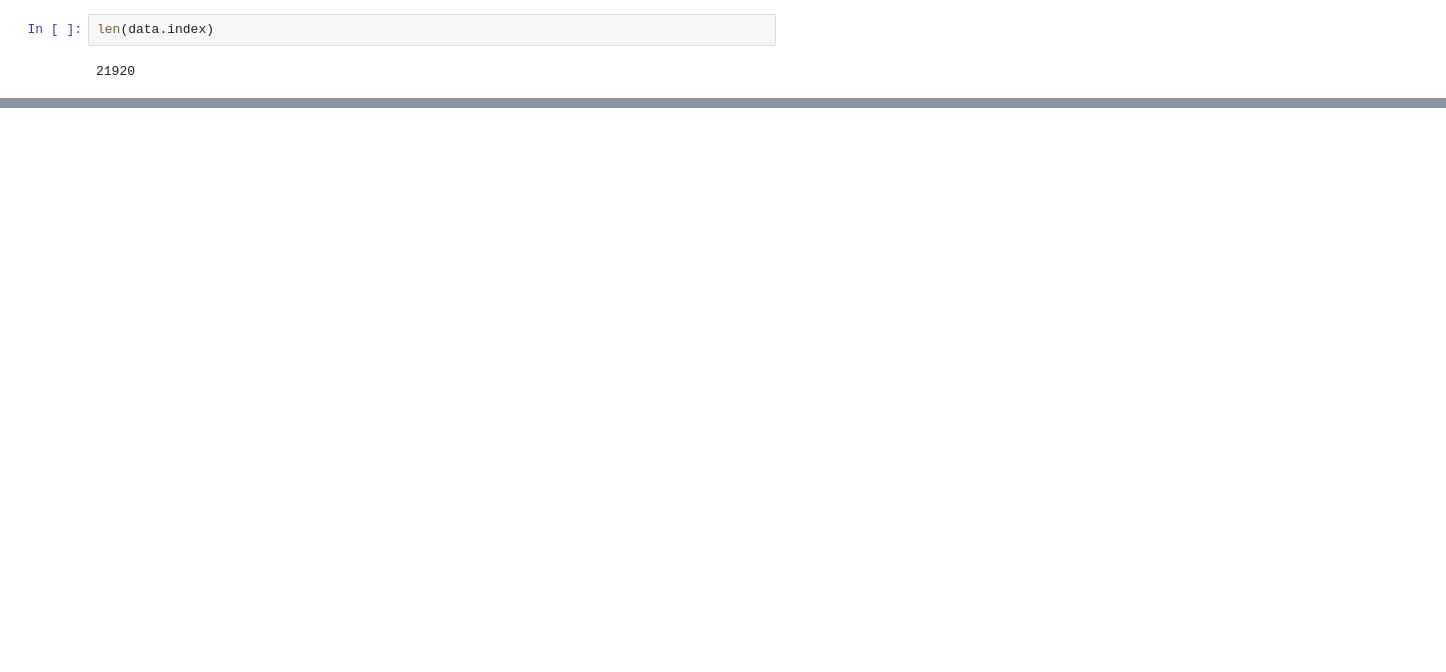
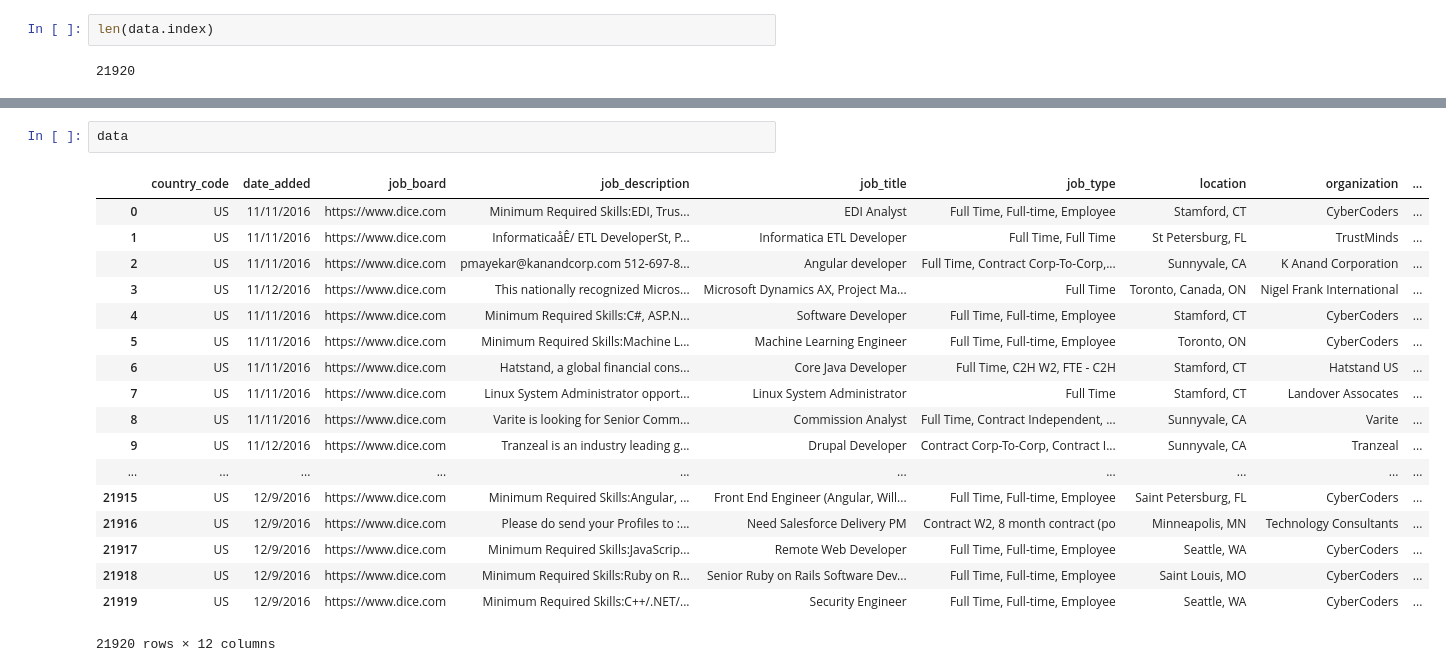
Before and after one commit to chandur626/JobPrediction, a Jupyter notebook: data_preprocess.ipynb, the cells around one changed output, grey strips where cells are left out. Saved outputs shown, nothing was run; the diff lists cells and outputs as text; blank space fills up the shorter version.

```diff
--- a/data_preprocess.ipynb
+++ b/data_preprocess.ipynb
@@ -52,0 +238,21 @@ print(skill)
+# %%
+data
+# %% [output]
+|  | country_code | date_added | job_board | job_description | job_title | job_type | location | organization | ... |
+| 0 | US | 11/11/2016 | https://www.dice.com | Minimum Required Skills:EDI, Trus... | EDI Analyst | Full Time, Full-time, Employee | Stamford, CT | CyberCoders | ... |
+| 1 | US | 11/11/2016 | https://www.dice.com | InformaticaåÊ/ ETL DeveloperSt, P... | Informatica ETL Developer | Full Time, Full Time | St Petersburg, FL | TrustMinds | ... |
+| 2 | US | 11/11/2016 | https://www.dice.com | pmayekar@kanandcorp.com 512-697-8... | Angular developer | Full Time, Contract Corp-To-Corp,... | Sunnyvale, CA | K Anand Corporation | ... |
+| 3 | US | 11/12/2016 | https://www.dice.com | This nationally recognized Micros... | Microsoft Dynamics AX, Project Ma... | Full Time | Toronto, Canada, ON | Nigel Frank International | ... |
+| 4 | US | 11/11/2016 | https://www.dice.com | Minimum Required Skills:C#, ASP.N... | Software Developer | Full Time, Full-time, Employee | Stamford, CT | CyberCoders | ... |
+| 5 | US | 11/11/2016 | https://www.dice.com | Minimum Required Skills:Machine L... | Machine Learning Engineer | Full Time, Full-time, Employee | Toronto, ON | CyberCoders | ... |
+| 6 | US | 11/11/2016 | https://www.dice.com | Hatstand, a global financial cons... | Core Java Developer | Full Time, C2H W2, FTE - C2H | Stamford, CT | Hatstand US | ... |
+| 7 | US | 11/11/2016 | https://www.dice.com | Linux System Administrator opport... | Linux System Administrator | Full Time | Stamford, CT | Landover Assocates | ... |
+| 8 | US | 11/11/2016 | https://www.dice.com | Varite is looking for Senior Comm... | Commission Analyst | Full Time, Contract Independent, ... | Sunnyvale, CA | Varite | ... |
+| 9 | US | 11/12/2016 | https://www.dice.com | Tranzeal is an industry leading g... | Drupal Developer | Contract Corp-To-Corp, Contract I... | Sunnyvale, CA | Tranzeal | ... |
+| ... | ... | ... | ... | ... | ... | ... | ... | ... | ... |
+| 21915 | US | 12/9/2016 | https://www.dice.com | Minimum Required Skills:Angular, ... | Front End Engineer (Angular, Will... | Full Time, Full-time, Employee | Saint Petersburg, FL | CyberCoders | ... |
+| 21916 | US | 12/9/2016 | https://www.dice.com | Please do send your Profiles to :... | Need Salesforce Delivery PM | Contract W2, 8 month contract (po | Minneapolis, MN | Technology Consultants | ... |
+| 21917 | US | 12/9/2016 | https://www.dice.com | Minimum Required Skills:JavaScrip... | Remote Web Developer | Full Time, Full-time, Employee | Seattle, WA | CyberCoders | ... |
+| 21918 | US | 12/9/2016 | https://www.dice.com | Minimum Required Skills:Ruby on R... | Senior Ruby on Rails Software Dev... | Full Time, Full-time, Employee | Saint Louis, MO | CyberCoders | ... |
+| 21919 | US | 12/9/2016 | https://www.dice.com | Minimum Required Skills:C++/.NET/... | Security Engineer | Full Time, Full-time, Employee | Seattle, WA | CyberCoders | ... |
+21920 rows × 12 columns
```
Also changed, not shown: parts of 23 cells of this notebook, 2 other files.
